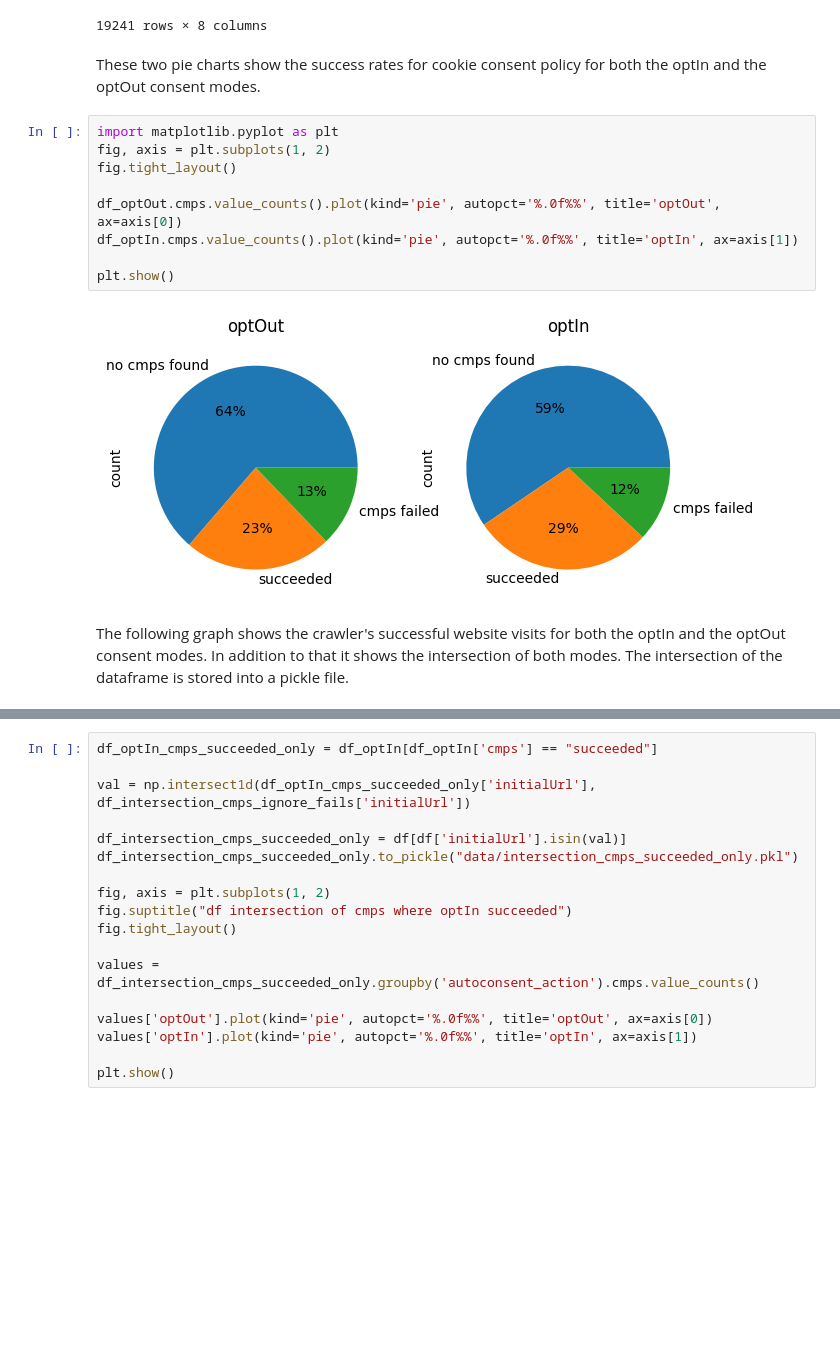
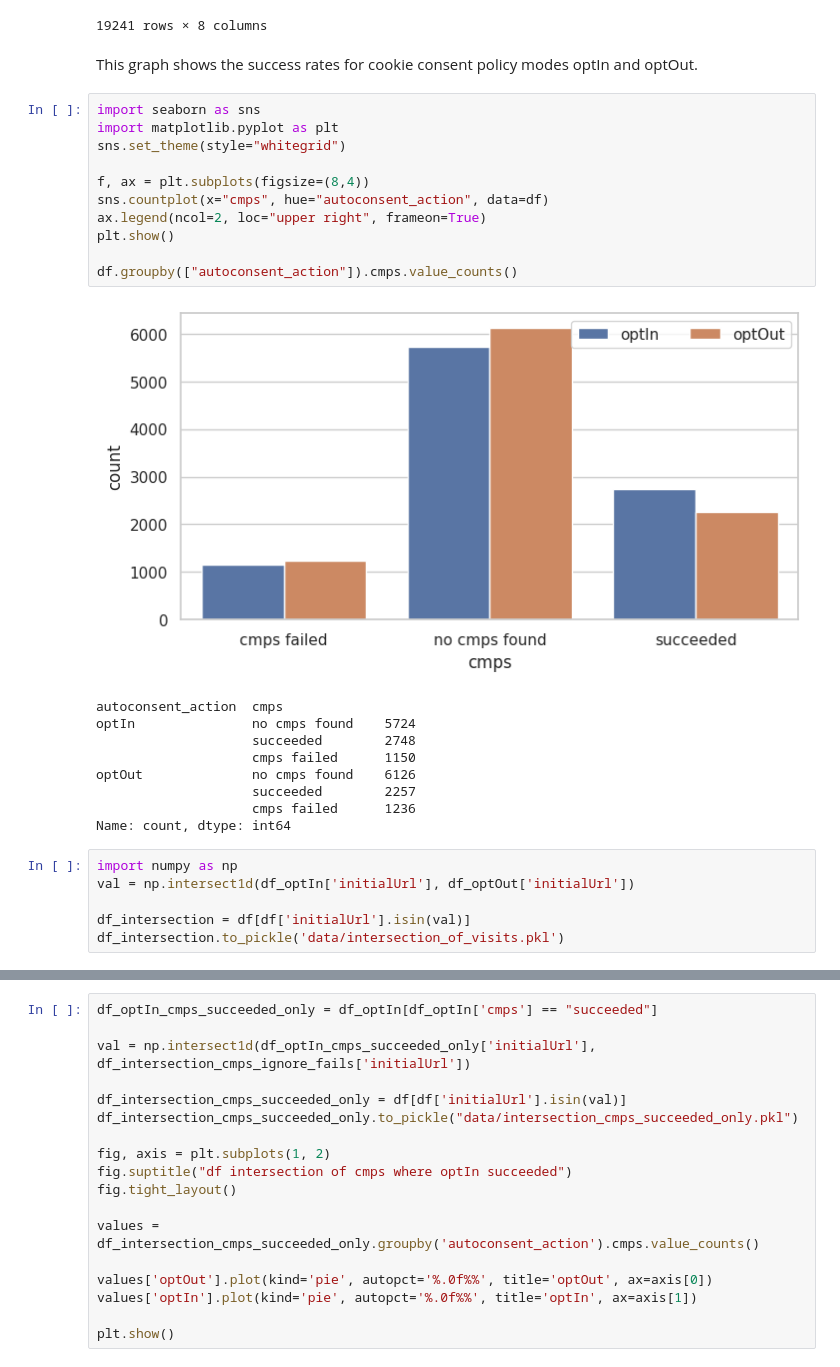
Before and after one commit to woutgit/sendBeacon-crawler, a Jupyter notebook: analysis/load_dataframe.ipynb, the cells around one changed output, grey strips where cells are left out. Cells and saved outputs as stored; diff of their text form; blank space fills up the shorter version.

```diff
--- a/analysis/load_dataframe.ipynb
+++ b/analysis/load_dataframe.ipynb
@@ -33,17 +33,31 @@ display(df)
 | 9618 | http://gu.se/ | https://www.gu.se/ | succeeded | [{'url': 'http://gu.se/', 'method... | [{'name': 'cookie-agreed-categori... | {'callStats': {}, 'savedCalls': []} | [{'type': 'page', 'url': 'http://... | optOut |
 19241 rows × 8 columns
 # %% [markdown]
-These two pie charts show the success rates for cookie consent policy for both the optIn and the optOut consent modes.
+This graph shows the success rates for cookie consent policy modes optIn and optOut.
-# %%
-import matplotlib.pyplot as plt
-fig, axis = plt.subplots(1, 2)
-fig.tight_layout()
-
-df_optOut.cmps.value_counts().plot(kind='pie', autopct='%.0f%%', title='optOut', ax=axis[0])
-df_optIn.cmps.value_counts().plot(kind='pie', autopct='%.0f%%', title='optIn', ax=axis[1])
-
-plt.show()
-# %% [output]
-[figure, removed]
-# %% [markdown]
-The following graph shows the crawler's successful website visits for both the optIn and the optOut consent modes. In addition to that it shows the intersection of both modes. The intersection of the dataframe is stored into a pickle file.
+# %%
+import seaborn as sns
+import matplotlib.pyplot as plt
+sns.set_theme(style="whitegrid")
+
+f, ax = plt.subplots(figsize=(8,4))
+sns.countplot(x="cmps", hue="autoconsent_action", data=df)
+ax.legend(ncol=2, loc="upper right", frameon=True)
+plt.show()
+
+df.groupby(["autoconsent_action"]).cmps.value_counts()
+# %% [output]
+[figure, added]
+autoconsent_action  cmps
+optIn               no cmps found    5724
+                    succeeded        2748
+                    cmps failed      1150
+optOut              no cmps found    6126
+                    succeeded        2257
+                    cmps failed      1236
+Name: count, dtype: int64
+# %%
+import numpy as np
+val = np.intersect1d(df_optIn['initialUrl'], df_optOut['initialUrl'])
+
+df_intersection = df[df['initialUrl'].isin(val)]
+df_intersection.to_pickle('data/intersection_of_visits.pkl')
```
Also changed, not shown: parts of 4 cells of this notebook, 8 other files.
